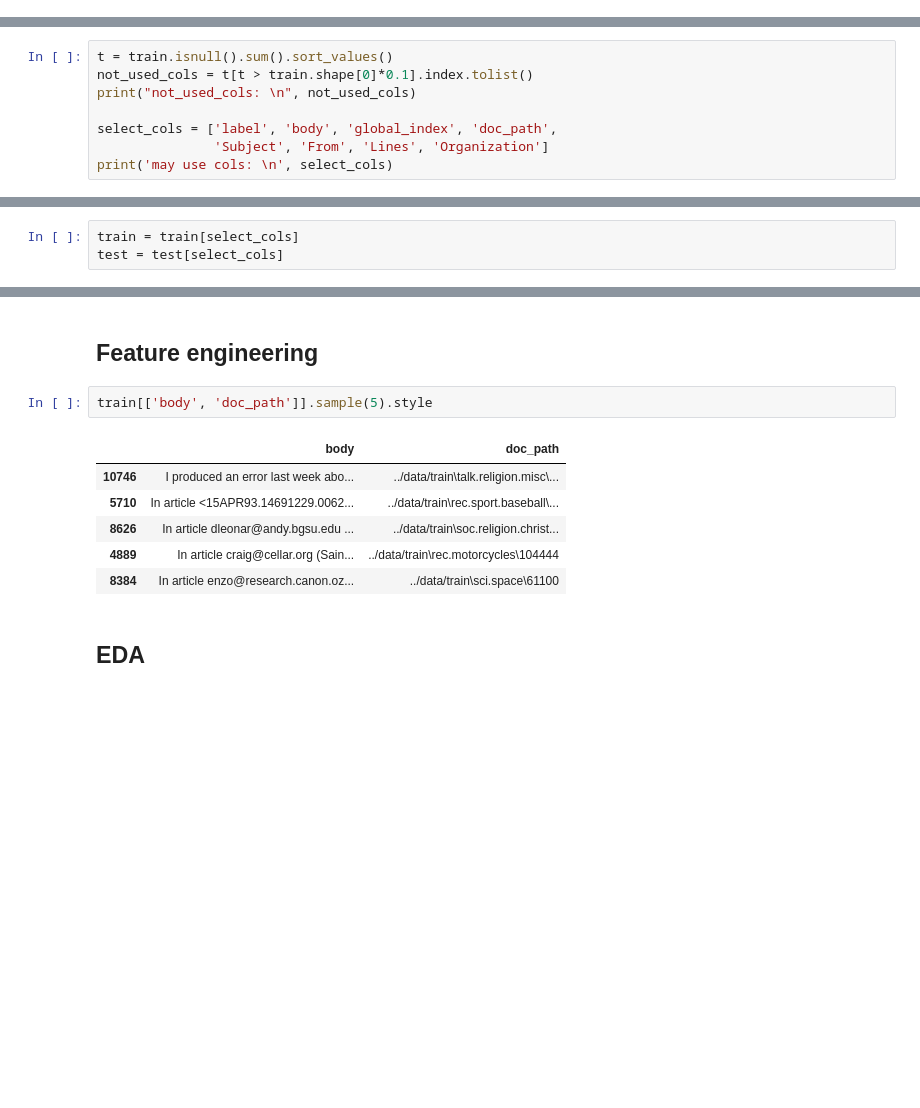
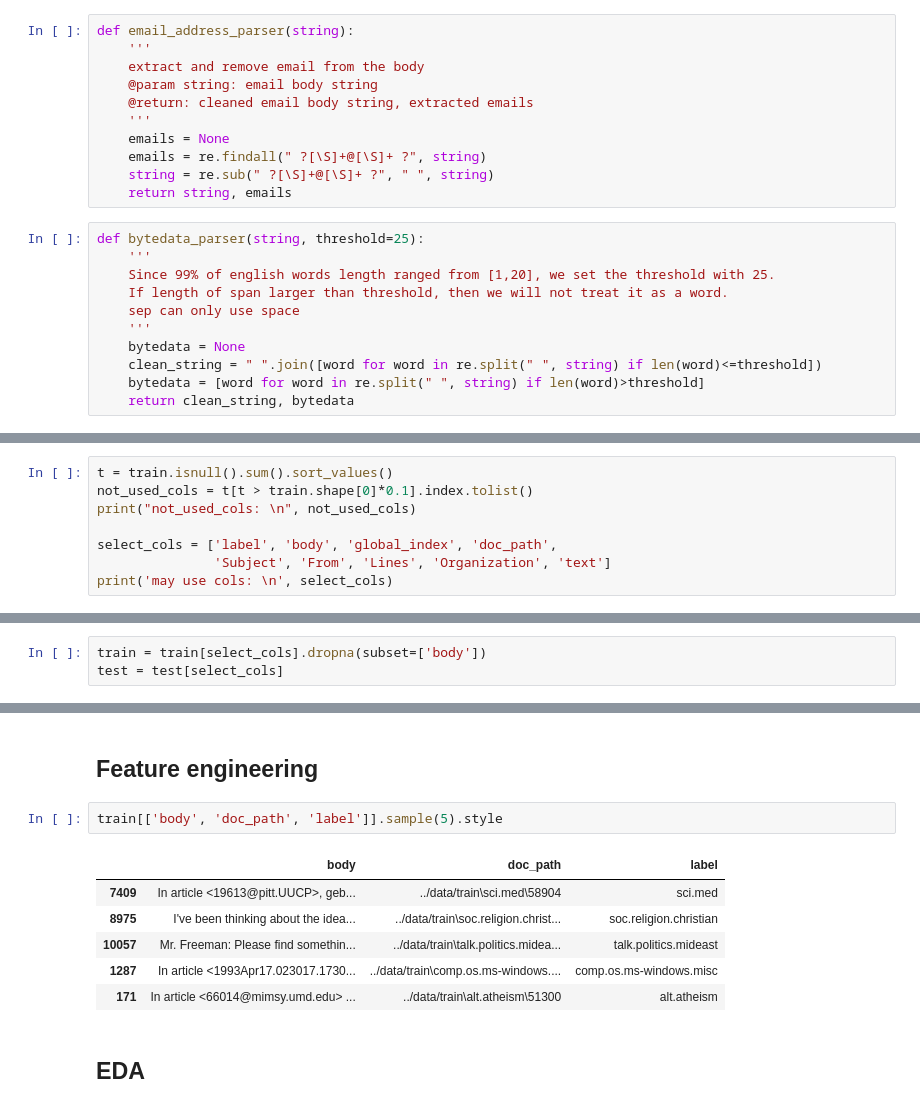
Before and after one commit to InscribeDeeper/Text-Classification, a Jupyter notebook: code/Code_v1.ipynb, the cells around one changed output, grey strips where cells are left out. Cells and saved outputs as stored; diff of their text form; blank space fills up the shorter version.

Commit message:
Update parser

```diff
--- a/code/Code_v1.ipynb
+++ b/code/Code_v1.ipynb
@@ -121,0 +96,22 @@ def structural_email(data):
+# %%
+def email_address_parser(string):
+    '''
+    extract and remove email from the body
+    @param string: email body string
+    @return: cleaned email body string, extracted emails
+    '''
+    emails = None
+    emails = re.findall(" ?[\S]+@[\S]+ ?", string)
+    string = re.sub(" ?[\S]+@[\S]+ ?", " ", string)
+    return string, emails
+# %%
+def bytedata_parser(string, threshold=25):
+    '''
+    Since 99% of english words length ranged from [1,20], we set the threshold with 25.
+    If length of span larger than threshold, then we will not treat it as a word.
+    sep can only use space
+    '''
+    bytedata = None
+    clean_string = " ".join([word for word in re.split(" ", string) if len(word)<=threshold])
+    bytedata = [word for word in re.split(" ", string) if len(word)>threshold]
+    return clean_string, bytedata
@@ -133,7 +391,7 @@ not_used_cols = t[t > train.shape[0]*0.1].index.tolist()
 print("not_used_cols: \n", not_used_cols)
 
 select_cols = ['label', 'body', 'global_index', 'doc_path',
-               'Subject', 'From', 'Lines', 'Organization']
+               'Subject', 'From', 'Lines', 'Organization', 'text']
 print('may use cols: \n', select_cols)
 # %% [output]
 not_used_cols:
@@ -143,4 +401,4 @@ may use cols:
 # %%
-train = train[select_cols]
+train = train[select_cols].dropna(subset=['body'])
 test = test[select_cols]
 # %%
@@ -155,14 +452,14 @@ train[select_cols].head()
 # %% [markdown]
 ## Feature engineering
 # %%
-train[['body', 'doc_path']].sample(5).style
+train[['body', 'doc_path', 'label']].sample(5).style
 # %% [output]
-|  | body | doc_path |
-| 10746 | I produced an error last week abo... | ../data/train\talk.religion.misc\... |
-| 5710 | In article <15APR93.14691229.0062... | ../data/train\rec.sport.baseball\... |
-| 8626 | In article dleonar@andy.bgsu.edu ... | ../data/train\soc.religion.christ... |
-| 4889 | In article craig@cellar.org (Sain... | ../data/train\rec.motorcycles\104444 |
-| 8384 | In article enzo@research.canon.oz... | ../data/train\sci.space\61100 |
+|  | body | doc_path | label |
+| 7409 | In article <19613@pitt.UUCP>, geb... | ../data/train\sci.med\58904 | sci.med |
+| 8975 | I've been thinking about the idea... | ../data/train\soc.religion.christ... | soc.religion.christian |
+| 10057 | Mr. Freeman: Please find somethin... | ../data/train\talk.politics.midea... | talk.politics.mideast |
+| 1287 | In article <1993Apr17.023017.1730... | ../data/train\comp.os.ms-windows.... | comp.os.ms-windows.misc |
+| 171 | In article <66014@mimsy.umd.edu> ... | ../data/train\alt.atheism\51300 | alt.atheism |
 # %% [markdown]
 ## EDA
 # %%
```
Also changed, not shown: parts of 23 cells of this notebook.
